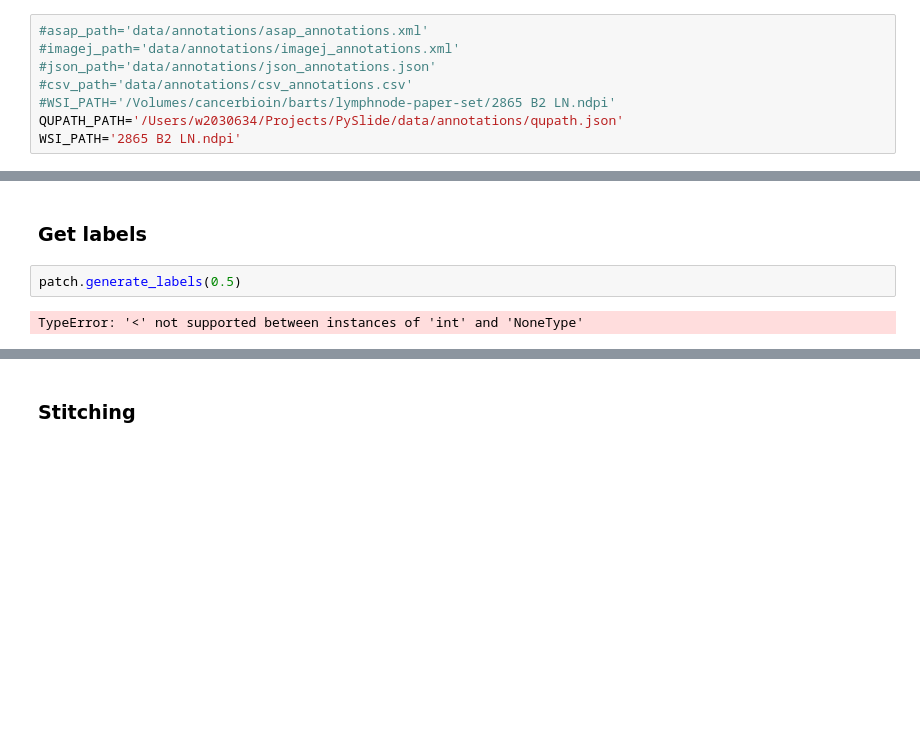
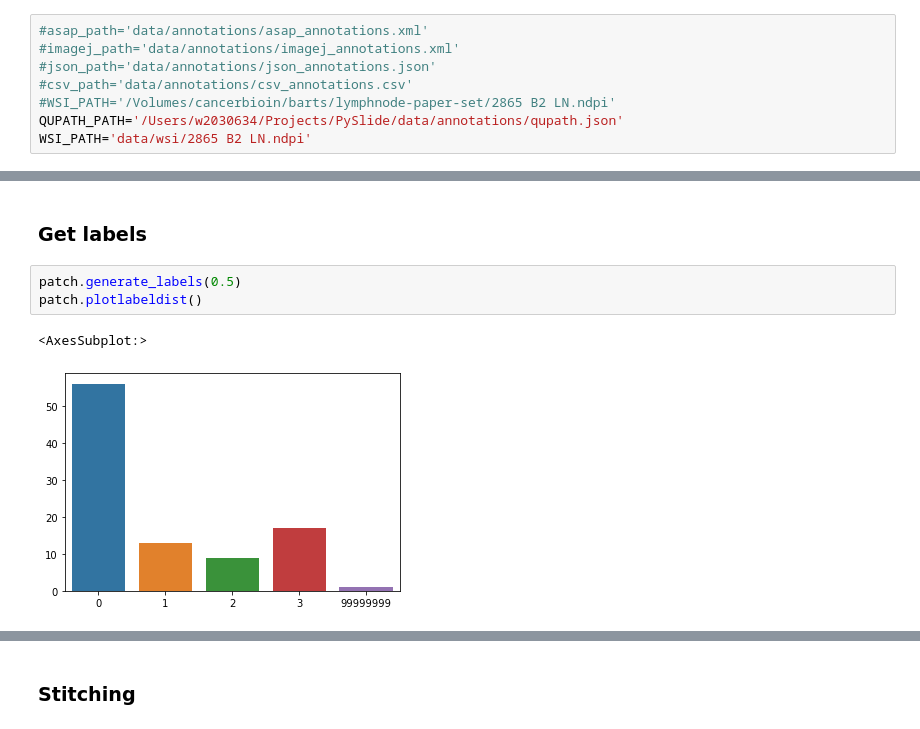
Before and after one commit to gregoryverghese/PySlide, a Jupyter notebook: example.ipynb, the cells around one changed output, grey strips where cells are left out. Drawn from its saved outputs; the diff is of its cells as text; blank space fills up the shorter version.

```diff
--- a/example.ipynb
+++ b/example.ipynb
@@ -22,7 +22,7 @@ from pyslide.utilities import mask2rgb
 #csv_path='data/annotations/csv_annotations.csv'
 #WSI_PATH='/Volumes/cancerbioin/barts/lymphnode-paper-set/2865 B2 LN.ndpi'
 QUPATH_PATH='/Users/w2030634/Projects/PySlide/data/annotations/qupath.json'
-WSI_PATH='2865 B2 LN.ndpi'
+WSI_PATH='data/wsi/2865 B2 LN.ndpi'
 # %%
 annotate=slide.Annotations([QUPATH_PATH],source="qupath",labels=['sinus','follicle','germinal centre'])
 wsi=slide.Slide(WSI_PATH,mag=0,annotations=annotate)
@@ -115,5 +116,7 @@ Remaining:23
 ### Get labels
 # %%
 patch.generate_labels(0.5)
+patch.plotlabeldist()
 # %% [output]
-TypeError: '<' not supported between instances of 'int' and 'NoneType'
+<AxesSubplot:>
+[figure, added]
```
Also changed, not shown: parts of 17 cells of this notebook.
